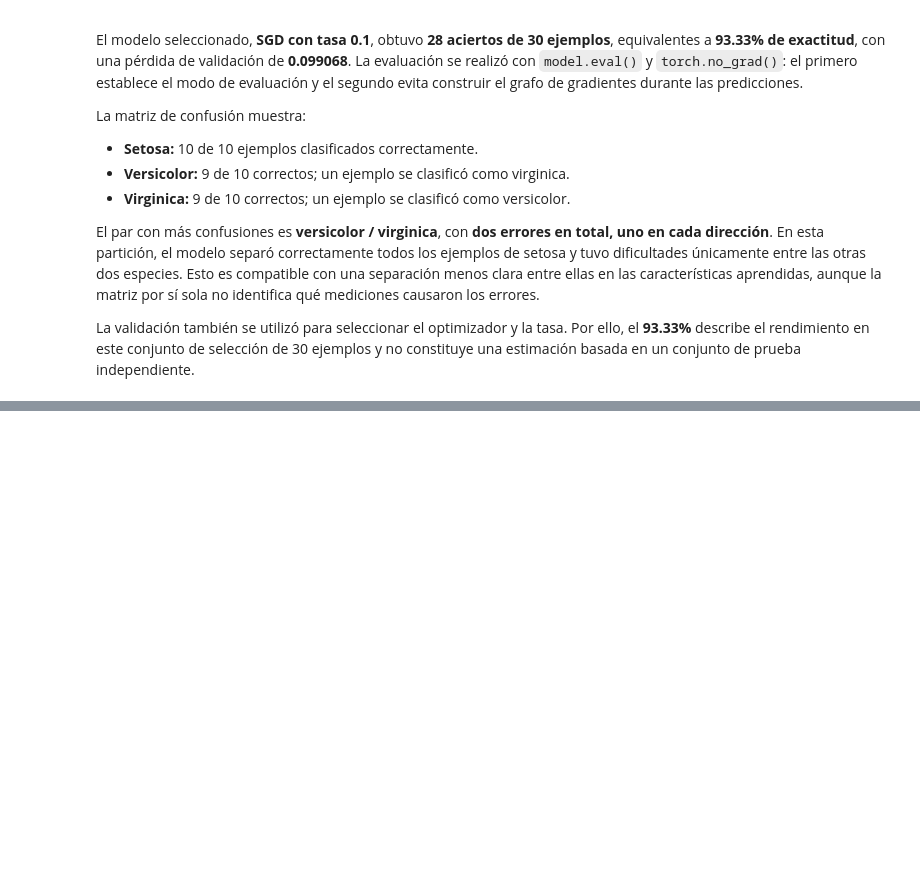
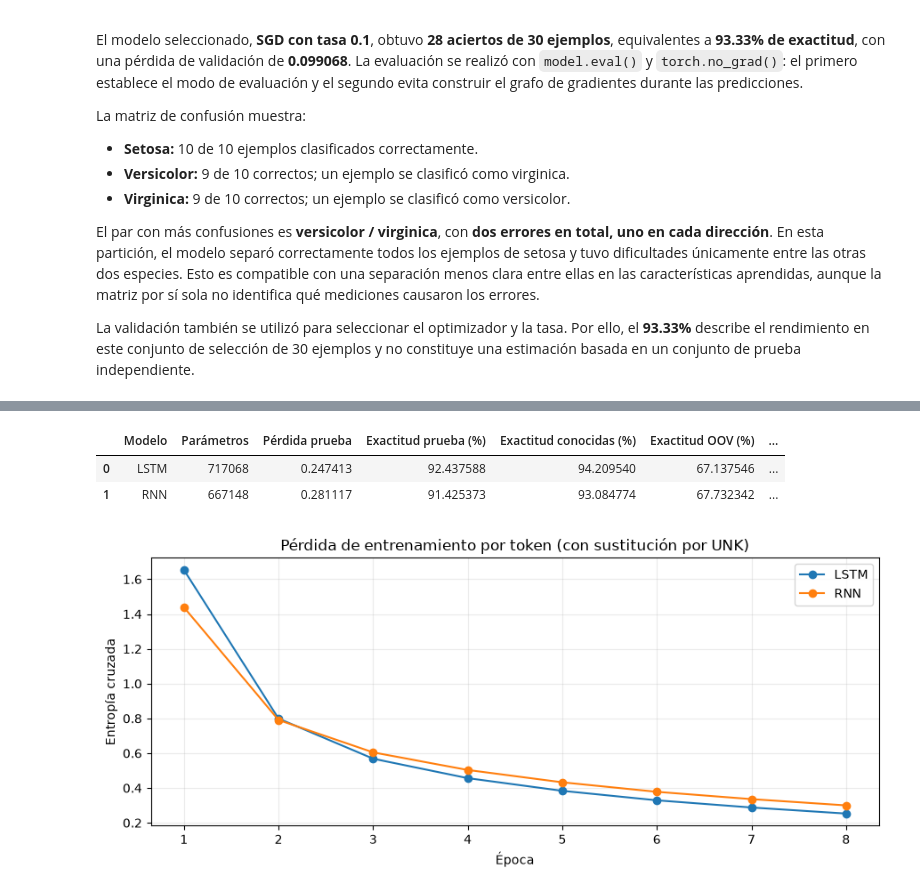
Before and after one commit to Jtanchezz/NLP, a Jupyter notebook: Lab8/lab8.ipynb, the cells around one changed output, grey strips where cells are left out. Saved outputs shown, nothing was run; the diff lists cells and outputs as text; code cells hidden in the pictures; blank space fills up the shorter version.

```diff
--- a/Lab8/lab8.ipynb
+++ b/Lab8/lab8.ipynb
@@ -828,0 +1136,28 @@ La validación también se utilizó para seleccionar el optimizador y la tasa. P
+# %%
+tabla_pos_modelos = pd.DataFrame([
+    {"Modelo": tipo, "Parámetros": datos["parametros"],
+     "Pérdida prueba": datos["metricas"]["perdida"],
+     "Exactitud prueba (%)": 100 * datos["metricas"]["exactitud"],
+     "Exactitud conocidas (%)": 100 * datos["metricas"]["exactitud_conocidas"],
+     "Exactitud OOV (%)": 100 * datos["metricas"]["exactitud_oov"],
+     "Tokens prueba": datos["metricas"]["tokens"],
+     "Tokens OOV": datos["metricas"]["tokens_oov"],
+     "Tiempo entrenamiento (s)": datos["segundos"]}
+    for tipo, datos in resultados_pos.items()
+])
+display(tabla_pos_modelos)
+
+fig, eje = plt.subplots(figsize=(9, 4))
+for tipo, datos in resultados_pos.items():
+    eje.plot(range(1, EPOCAS_POS + 1), datos["historial"], marker="o", label=tipo)
+eje.set(title="Pérdida de entrenamiento por token (con sustitución por UNK)",
+        xlabel="Época", ylabel="Entropía cruzada")
+eje.legend()
+eje.grid(alpha=0.25)
+plt.tight_layout()
+plt.show()
+# %% [output]
+|  | Modelo | Parámetros | Pérdida prueba | Exactitud prueba (%) | Exactitud conocidas (%) | Exactitud OOV (%) | ... |
+| 0 | LSTM | 717068 | 0.247413 | 92.437588 | 94.209540 | 67.137546 | ... |
+| 1 | RNN | 667148 | 0.281117 | 91.425373 | 93.084774 | 67.732342 | ... |
+[figure, added]
```
Also changed, not shown: parts of 19 cells of this notebook, 1 other file.
